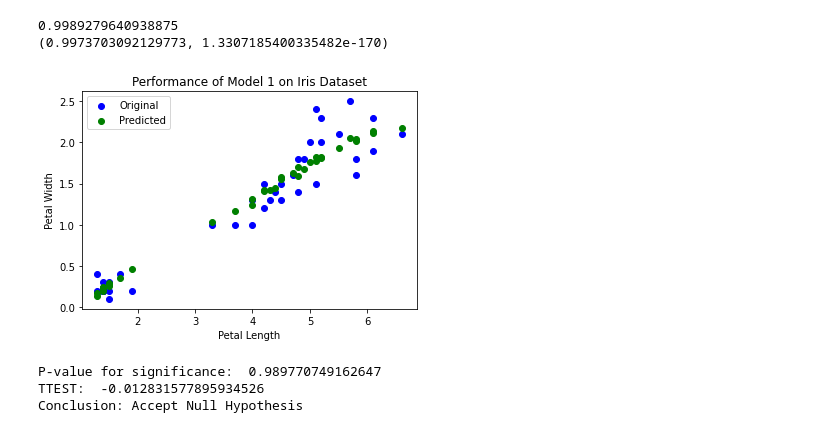
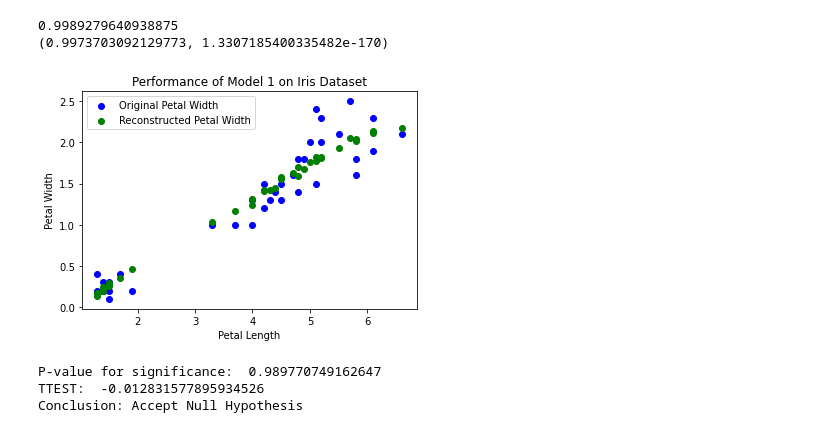
Before and after one commit to n-minhhai/DL-data-imputation, a Jupyter notebook: model1.ipynb, the cells around one changed output. Saved outputs shown, nothing was run; the diff lists cells and outputs as text; code cells hidden in the pictures.

```diff
--- a/model1.ipynb
+++ b/model1.ipynb
@@ -227,15 +227,15 @@ unseen_predicted = unseen_predicted.reshape(-1, 1).detach().numpy()
 unseen_original = y_test.reshape(-1, 1).detach().numpy()
 comparison_column = x_test.detach().numpy()[:, :, 2].reshape(-1, 1)
 # %%
-plt.scatter(comparison_column, unseen_original, color='blue', label='Original')
-plt.scatter(comparison_column, unseen_predicted, color='green', label='Predicted')
+plt.scatter(comparison_column, unseen_original, color='blue', label='Original Petal Width')
+plt.scatter(comparison_column, unseen_predicted, color='green', label='Reconstructed Petal Width')
 plt.xlabel('Petal Length')
 plt.ylabel('Petal Width')
 plt.title('Performance of Model 1 on Iris Dataset')
 plt.legend()
 plt.show()
 # %% [output]
-[figure, old version]
+[figure, new version]
 # %%
 from scipy import stats
 from statsmodels.stats import weightstats as stets
```
Also changed, not shown: 3 other files.
